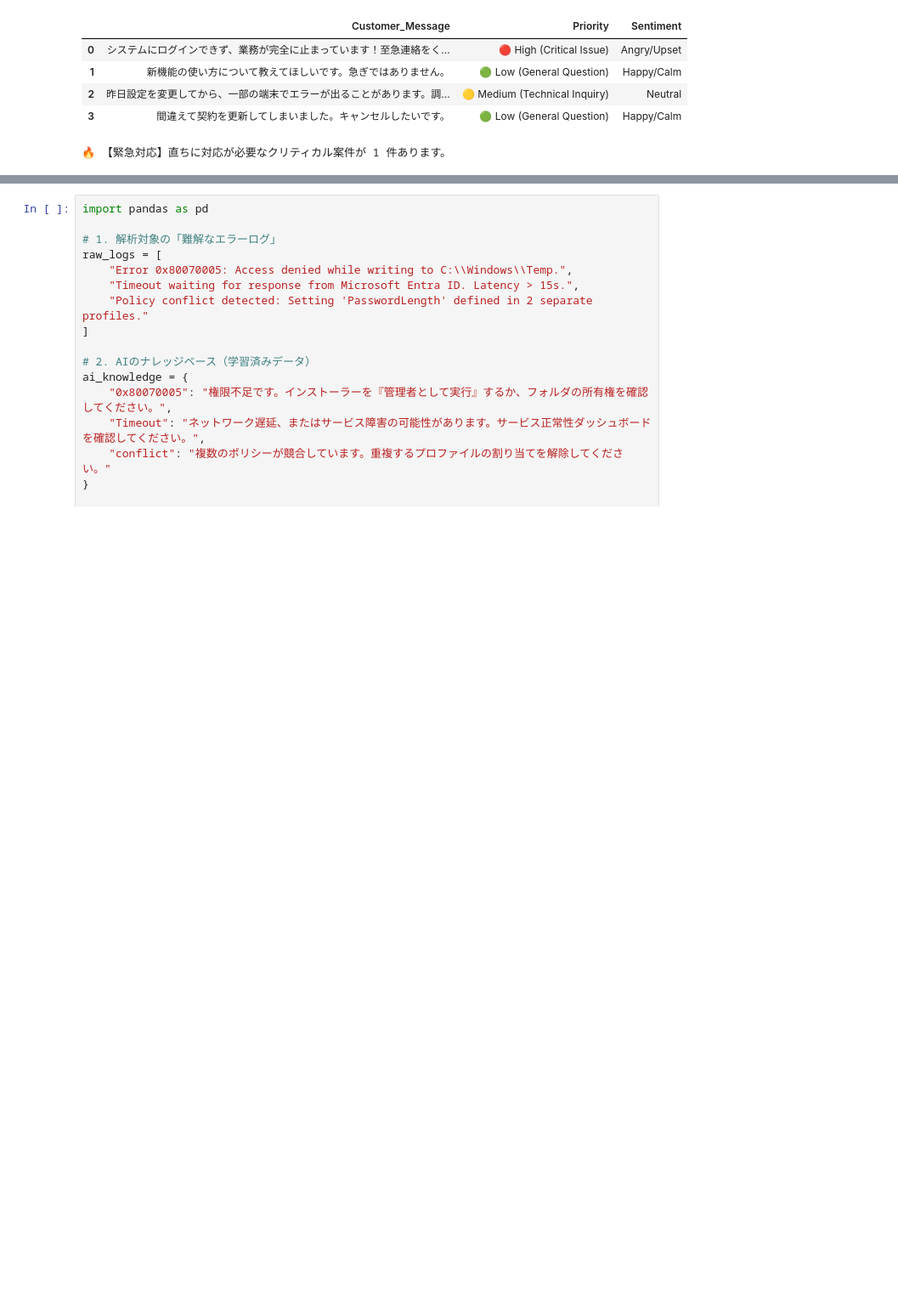
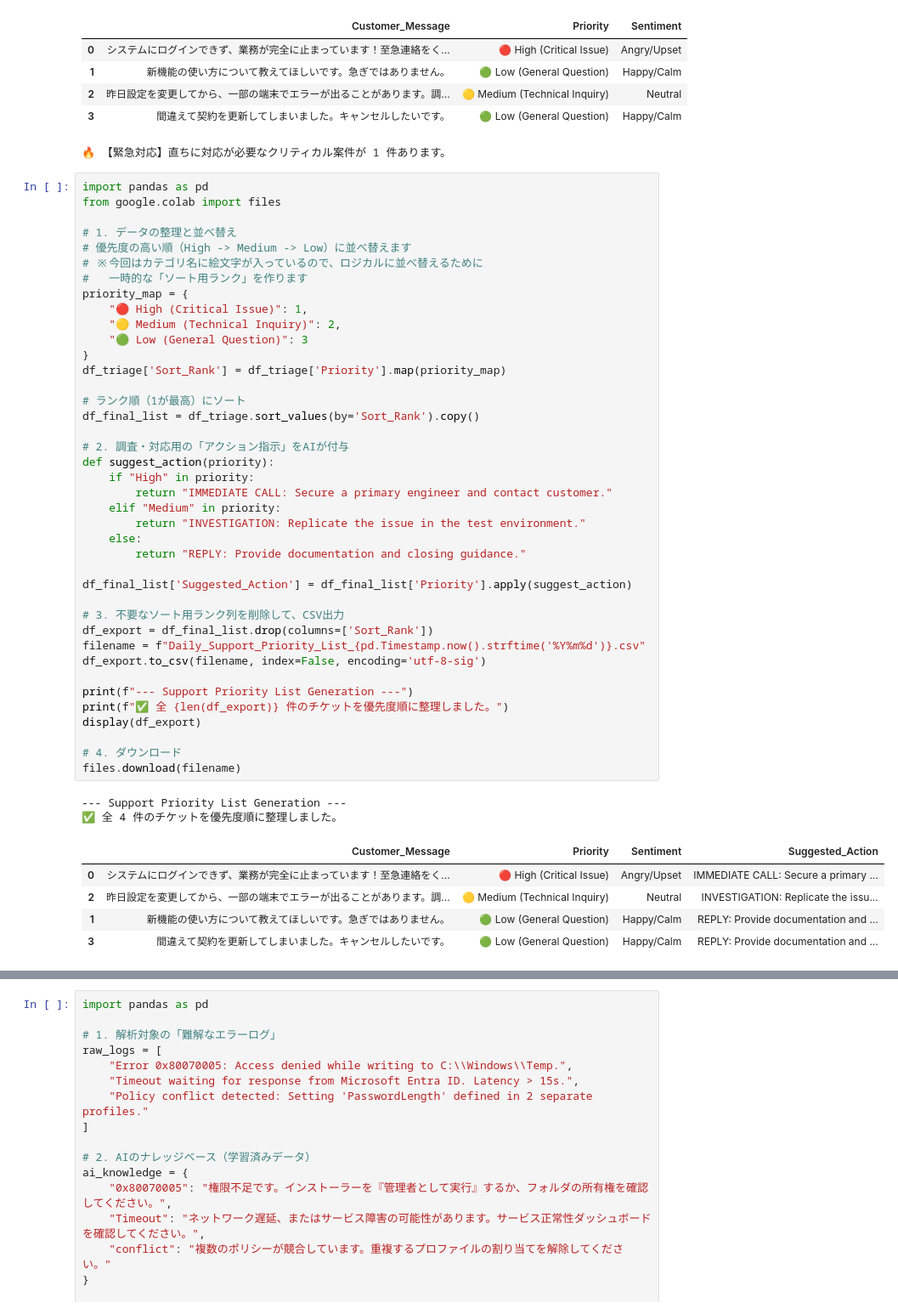
Before and after one commit to KojiKaiwa/D365-Finance-Data-Validator, a Jupyter notebook: D365_Data_Processing.ipynb, the cells around one changed output, grey strips where cells are left out. Shown at 85% size. Drawn from its saved outputs; the diff is of its cells as text; blank space fills up the shorter version.

Commit message:
Colab を使用して作成されました

```diff
--- a/D365_Data_Processing.ipynb
+++ b/D365_Data_Processing.ipynb
@@ -81,3 +81,51 @@ if not critical_cases.empty:
 | 2 | 昨日設定を変更してから、一部の端末でエラーが出ることがあります。調... | 🟡 Medium (Technical Inquiry) | Neutral |
 | 3 | 間違えて契約を更新してしまいました。キャンセルしたいです。 | 🟢 Low (General Question) | Happy/Calm |
 🔥 【緊急対応】直ちに対応が必要なクリティカル案件が 1 件あります。
+# %%
+import pandas as pd
+from google.colab import files
+
+# 1. データの整理と並べ替え
+# 優先度の高い順（High -> Medium -> Low）に並べ替えます
+# ※今回はカテゴリ名に絵文字が入っているので、ロジカルに並べ替えるために
+#   一時的な「ソート用ランク」を作ります
+priority_map = {
+    "🔴 High (Critical Issue)": 1,
+    "🟡 Medium (Technical Inquiry)": 2,
+    "🟢 Low (General Question)": 3
+}
+df_triage['Sort_Rank'] = df_triage['Priority'].map(priority_map)
+
+# ランク順（1が最高）にソート
+df_final_list = df_triage.sort_values(by='Sort_Rank').copy()
+
+# 2. 調査・対応用の「アクション指示」をAIが付与
+def suggest_action(priority):
+    if "High" in priority:
+        return "IMMEDIATE CALL: Secure a primary engineer and contact customer."
+    elif "Medium" in priority:
+        return "INVESTIGATION: Replicate the issue in the test environment."
+    else:
+        return "REPLY: Provide documentation and closing guidance."
+
+df_final_list['Suggested_Action'] = df_final_list['Priority'].apply(suggest_action)
+
+# 3. 不要なソート用ランク列を削除して、CSV出力
+df_export = df_final_list.drop(columns=['Sort_Rank'])
+filename = f"Daily_Support_Priority_List_{pd.Timestamp.now().strftime('%Y%m%d')}.csv"
+df_export.to_csv(filename, index=False, encoding='utf-8-sig')
+
+print(f"--- Support Priority List Generation ---")
+print(f"✅ 全 {len(df_export)} 件のチケットを優先度順に整理しました。")
+display(df_export)
+
+# 4. ダウンロード
+files.download(filename)
+# %% [output]
+--- Support Priority List Generation ---
+✅ 全 4 件のチケットを優先度順に整理しました。
+|  | Customer_Message | Priority | Sentiment | Suggested_Action |
+| 0 | システムにログインできず、業務が完全に止まっています！至急連絡をく... | 🔴 High (Critical Issue) | Angry/Upset | IMMEDIATE CALL: Secure a primary ... |
+| 2 | 昨日設定を変更してから、一部の端末でエラーが出ることがあります。調... | 🟡 Medium (Technical Inquiry) | Neutral | INVESTIGATION: Replicate the issu... |
+| 1 | 新機能の使い方について教えてほしいです。急ぎではありません。 | 🟢 Low (General Question) | Happy/Calm | REPLY: Provide documentation and ... |
+| 3 | 間違えて契約を更新してしまいました。キャンセルしたいです。 | 🟢 Low (General Question) | Happy/Calm | REPLY: Provide documentation and ... |
```
Also changed, not shown: parts of 1 cell of this notebook.
